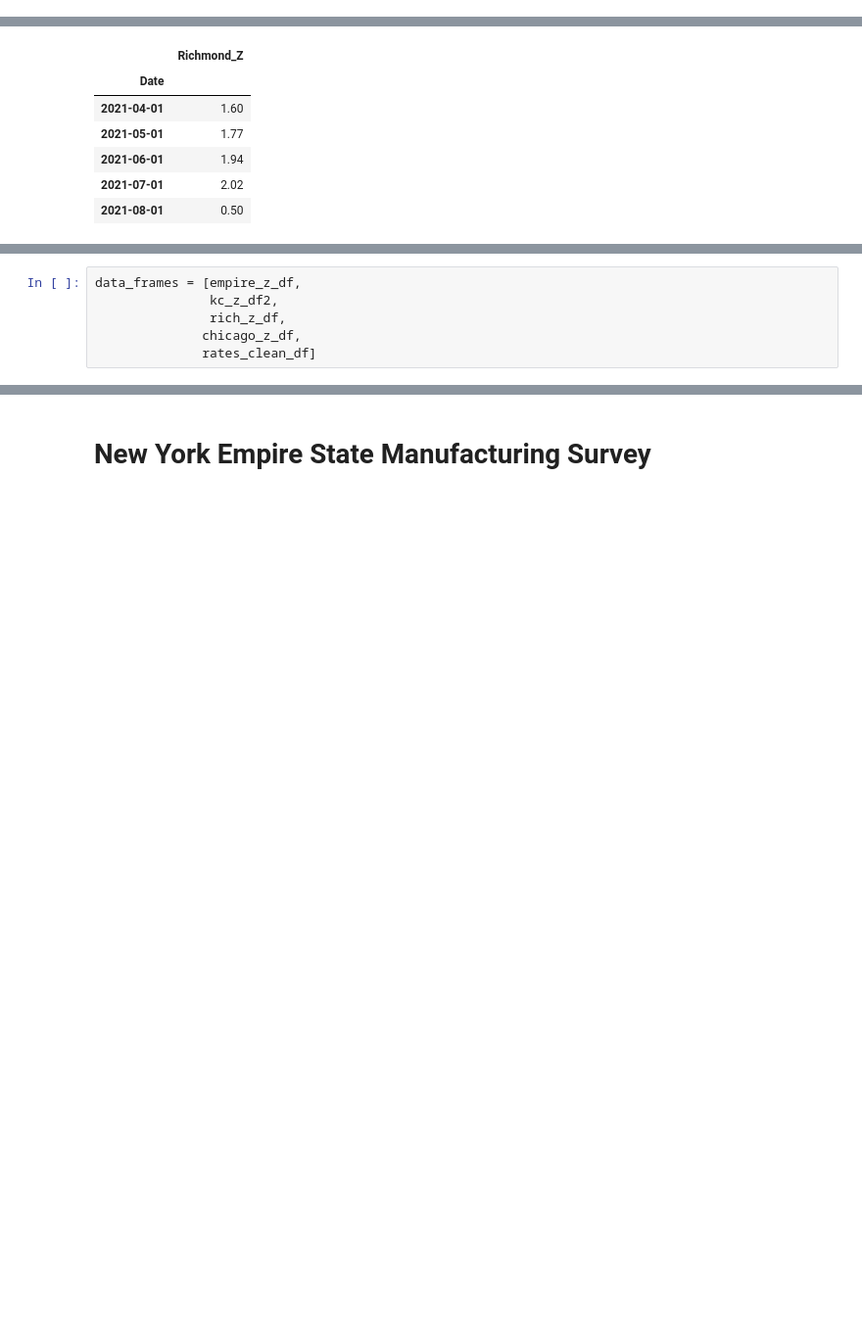
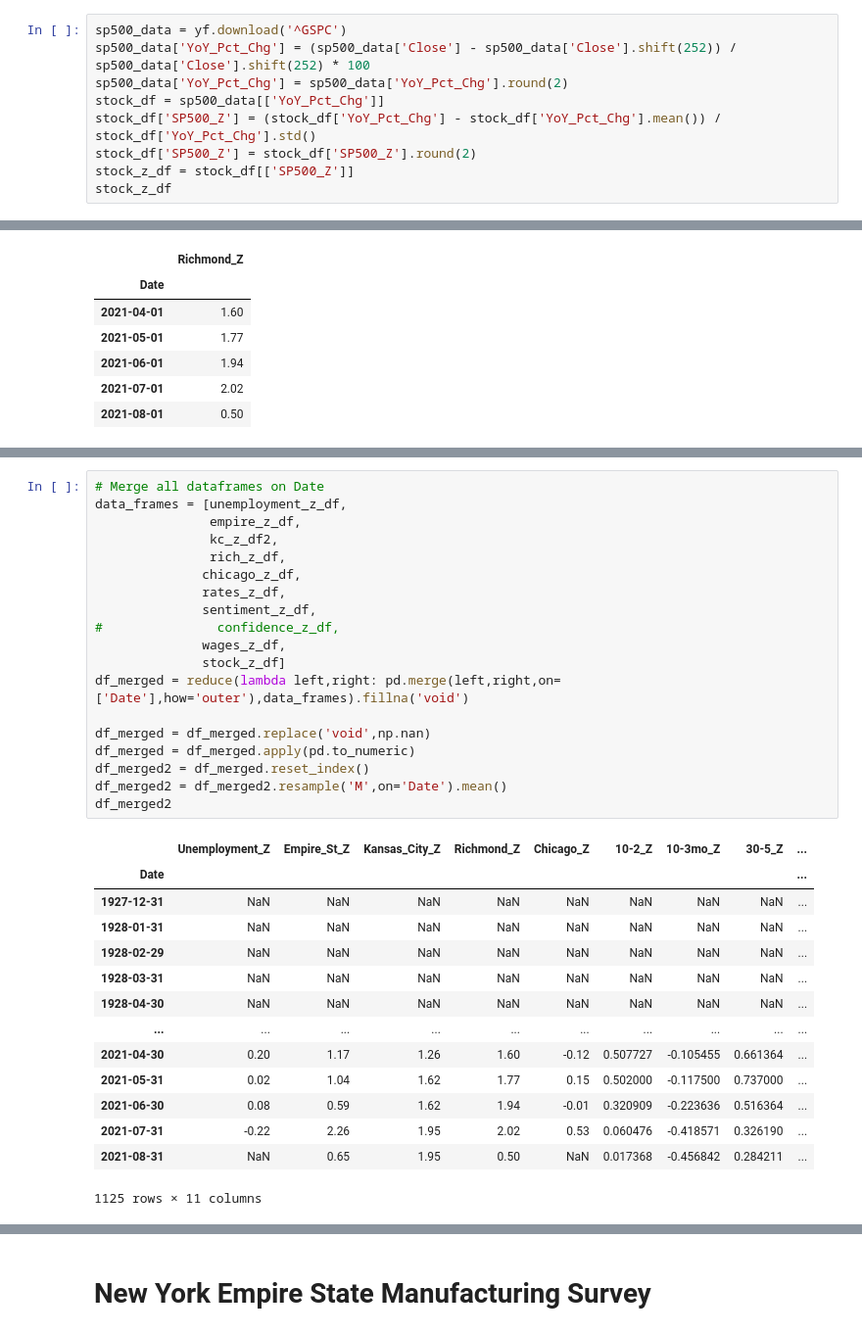
Before and after one commit to obsessedquant/GeoLocation-Vs-Covid-Analysis-and-Visualization, a Jupyter notebook: sam/Economic_Indicators.ipynb, the cells around one changed output, grey strips where cells are left out. Shown at 98% size. Cells and saved outputs as stored; diff of their text form; blank space fills up the shorter version.

Commit message:
Added Z-scores for all data and plotted on a single chart

```diff
--- a/sam/Economic_Indicators.ipynb
+++ b/sam/Economic_Indicators.ipynb
@@ -33,0 +31,9 @@ import numpy as np
+# %%
+sp500_data = yf.download('^GSPC')
+sp500_data['YoY_Pct_Chg'] = (sp500_data['Close'] - sp500_data['Close'].shift(252)) / sp500_data['Close'].shift(252) * 100
+sp500_data['YoY_Pct_Chg'] = sp500_data['YoY_Pct_Chg'].round(2)
+stock_df = sp500_data[['YoY_Pct_Chg']]
+stock_df['SP500_Z'] = (stock_df['YoY_Pct_Chg'] - stock_df['YoY_Pct_Chg'].mean()) / stock_df['YoY_Pct_Chg'].std()
+stock_df['SP500_Z'] = stock_df['SP500_Z'].round(2)
+stock_z_df = stock_df[['SP500_Z']]
+stock_z_df
@@ -454,9 +470,37 @@ unemployment_z_df
 | 2021-06-01 | 0.08 |
 | 2021-07-01 | -0.22 |
 883 rows × 1 columns
-# %%
-data_frames = [empire_z_df,
-               kc_z_df2,
-               rich_z_df,
-              chicago_z_df,
-              rates_clean_df]
+# %%
+# Merge all dataframes on Date
+data_frames = [unemployment_z_df,
+               empire_z_df,
+               kc_z_df2,
+               rich_z_df,
+              chicago_z_df,
+              rates_z_df,
+              sentiment_z_df,
+#               confidence_z_df,
+              wages_z_df,
+              stock_z_df]
+df_merged = reduce(lambda left,right: pd.merge(left,right,on=['Date'],how='outer'),data_frames).fillna('void')
+
+df_merged = df_merged.replace('void',np.nan)
+df_merged = df_merged.apply(pd.to_numeric)
+df_merged2 = df_merged.reset_index()
+df_merged2 = df_merged2.resample('M',on='Date').mean()
+df_merged2
+# %% [output]
+|  | Unemployment_Z | Empire_St_Z | Kansas_City_Z | Richmond_Z | Chicago_Z | 10-2_Z | 10-3mo_Z | 30-5_Z | ... |
+| Date |  |  |  |  |  |  |  |  | ... |
+| 1927-12-31 | NaN | NaN | NaN | NaN | NaN | NaN | NaN | NaN | ... |
+| 1928-01-31 | NaN | NaN | NaN | NaN | NaN | NaN | NaN | NaN | ... |
+| 1928-02-29 | NaN | NaN | NaN | NaN | NaN | NaN | NaN | NaN | ... |
+| 1928-03-31 | NaN | NaN | NaN | NaN | NaN | NaN | NaN | NaN | ... |
+| 1928-04-30 | NaN | NaN | NaN | NaN | NaN | NaN | NaN | NaN | ... |
+| ... | ... | ... | ... | ... | ... | ... | ... | ... | ... |
+| 2021-04-30 | 0.20 | 1.17 | 1.26 | 1.60 | -0.12 | 0.507727 | -0.105455 | 0.661364 | ... |
+| 2021-05-31 | 0.02 | 1.04 | 1.62 | 1.77 | 0.15 | 0.502000 | -0.117500 | 0.737000 | ... |
+| 2021-06-30 | 0.08 | 0.59 | 1.62 | 1.94 | -0.01 | 0.320909 | -0.223636 | 0.516364 | ... |
+| 2021-07-31 | -0.22 | 2.26 | 1.95 | 2.02 | 0.53 | 0.060476 | -0.418571 | 0.326190 | ... |
+| 2021-08-31 | NaN | 0.65 | 1.95 | 0.50 | NaN | 0.017368 | -0.456842 | 0.284211 | ... |
+1125 rows × 11 columns
```
Also changed, not shown: parts of 20 cells of this notebook, 2 other files.
